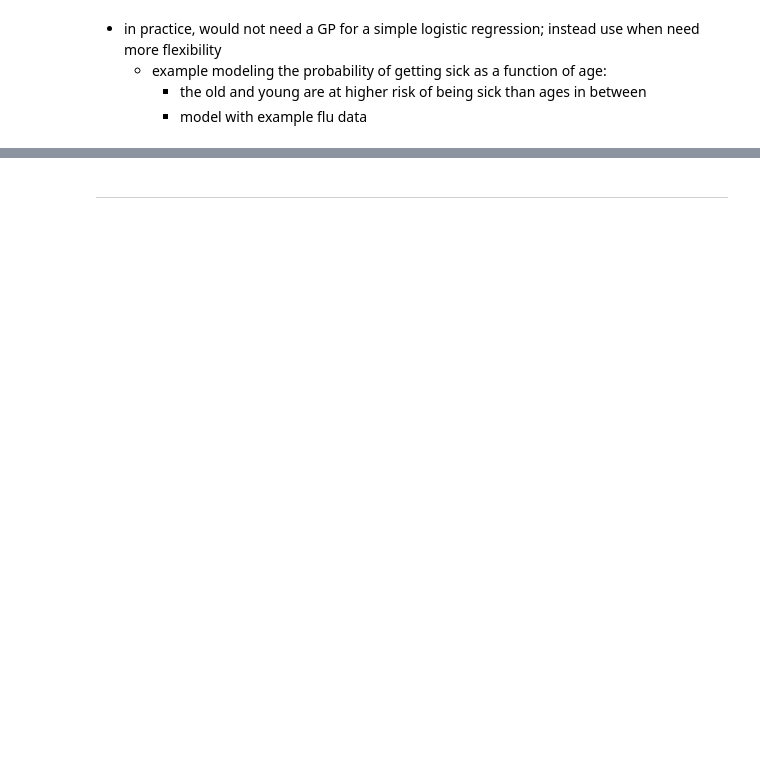
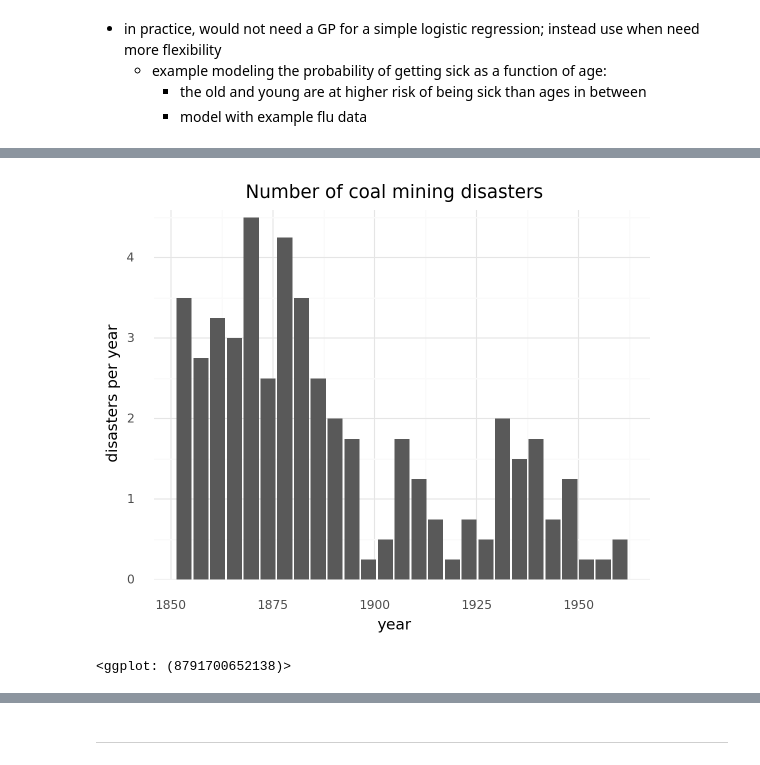
Before and after one commit to jhrcook/bayesian-analysis-with-python_e2, a Jupyter notebook: 07_gaussian-processes.ipynb, the cells around one changed output, grey strips where cells are left out. Cells and saved outputs as stored; diff of their text form; code cells hidden in the pictures; blank space fills up the shorter version.

```diff
--- a/07_gaussian-processes.ipynb
+++ b/07_gaussian-processes.ipynb
@@ -856,0 +887,4 @@ fp_df = make_f_pred_post_df(fp, x=X_new.flatten())
+# %%
+coal_df = pd.read_csv(data_path / "coal.csv", header=None)
+coal_df.columns = ["time"]
+coal_df.head()
@@ -856,0 +898,22 @@ fp_df = make_f_pred_post_df(fp, x=X_new.flatten())
+# %%
+years = int(coal_df.time.max() - coal_df.time.min())
+
+# Each bin represents 4 years.
+n_bins = years // 4
+hist, x_edges = np.histogram(coal_df, bins=n_bins)
+x_centers = x_edges[:-1] + (x_edges[1] - x_edges[0]) / 2
+
+X_data = x_centers[:, None]
+# As the number of disasters per year.
+y_data = hist / 4
+# %%
+plot_df = pd.DataFrame({"x": x_centers, "y": y_data})
+(
+    gg.ggplot(plot_df, gg.aes("x", "y"))
+    + gg.geom_col()
+    + gg.scale_y_continuous(expand=(0, 0, 0.02, 0))
+    + gg.labs(x="year", y="disasters per year", title="Number of coal mining disasters")
+)
+# %% [output]
+[figure, added]
+<ggplot: (8791700652138)>
```
Also changed, not shown: parts of 33 cells of this notebook, 12 other files.
